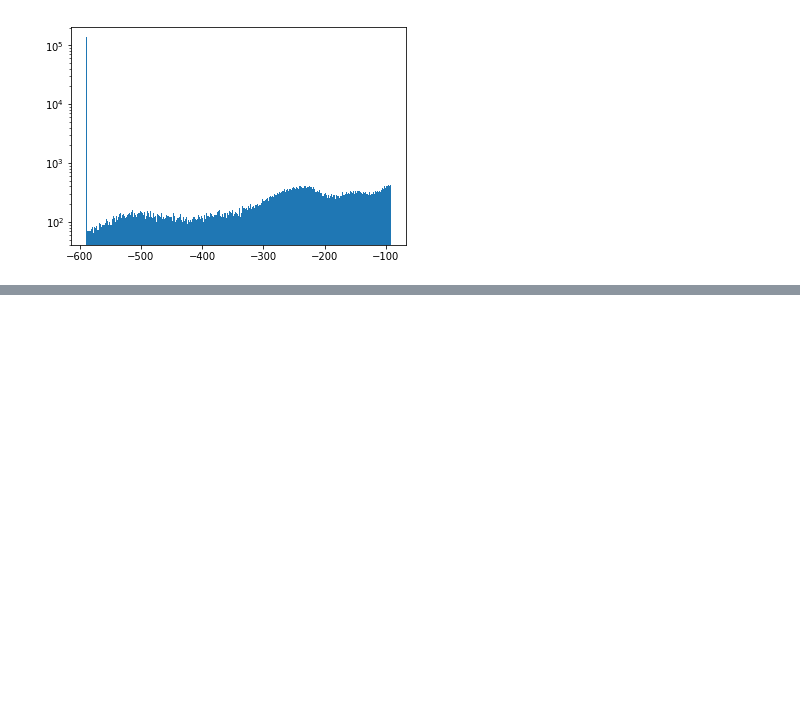
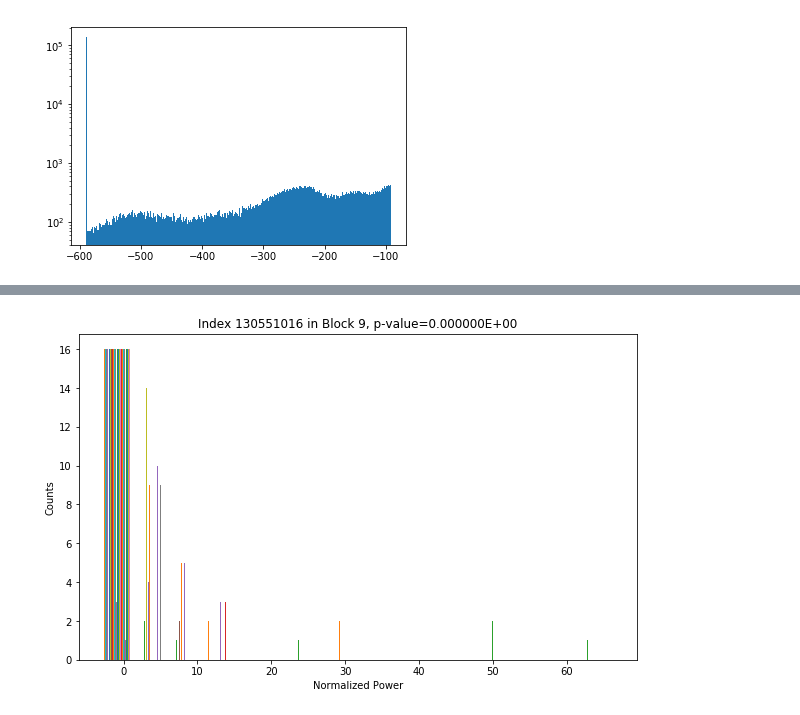
Before and after one commit to FX196/SETI-Energy-Detection, a Jupyter notebook: Result Visualization.ipynb, the cells around one changed output, grey strips where cells are left out. Drawn from its saved outputs; the diff is of its cells as text; code cells hidden in the pictures; blank space fills up the shorter version.

```diff
--- a/Result Visualization.ipynb
+++ b/Result Visualization.ipynb
@@ -197,0 +223,13 @@ plt.imshow(data_section, **plt_args)
+# %%
+# for Github where interactive doesn't render
+i, s, p, block_num, start_freq = samples.iloc[6]
+i, block_num = int(i), int(block_num)
+sub_freqs = np.arange(start_freq, start_freq+f_off*201, f_off)
+
+plt.figure(figsize=(10, 6))
+plt.title(f"Index {i} in Block {block_num}, p-value={p:6E}")
+plt.ylabel("Counts")
+plt.xlabel("Normalized Power")
+hist = plt.hist(data_section, bins=16)
+# %% [output]
+[figure, added]
```
Also changed, not shown: parts of 8 cells of this notebook, 3 other files.
